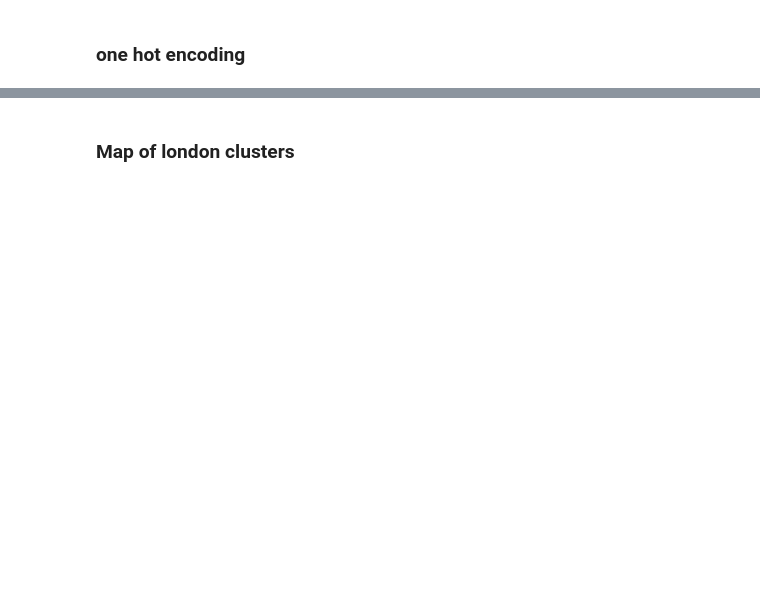
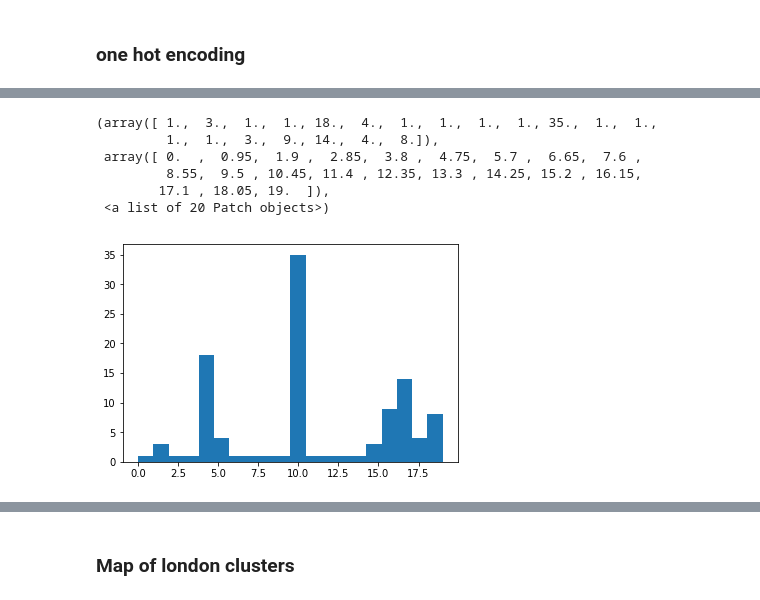
Before and after one commit to syedahm/coursera_assignments, a Jupyter notebook: battle of the neighbourhoods.ipynb, the cells around one changed output, grey strips where cells are left out. Drawn from its saved outputs; the diff is of its cells as text; code cells hidden in the pictures; blank space fills up the shorter version.

```diff
--- a/battle of the neighbourhoods.ipynb
+++ b/battle of the neighbourhoods.ipynb
@@ -184,13 +382,21 @@ neighborhoods_venues_sorted
 # %%
 # set number of clusters
-kclusters = 30
+kclusters = 20
 
 london_grouped_clustering = london_grouped.drop('Postcode district', 1)
 
 # run k-means clustering
 kmeans = KMeans(n_clusters=kclusters, random_state=0).fit(london_grouped_clustering)
 
 # check cluster labels generated for each row in the dataframe
-kmeans.labels_[0:10]
+plt.hist(kmeans.labels_, bins=kclusters)
+# %% [output]
+(array([ 1.,  3.,  1.,  1., 18.,  4.,  1.,  1.,  1.,  1., 35.,  1.,  1.,
+         1.,  1.,  3.,  9., 14.,  4.,  8.]),
+ array([ 0.  ,  0.95,  1.9 ,  2.85,  3.8 ,  4.75,  5.7 ,  6.65,  7.6 ,
+         8.55,  9.5 , 10.45, 11.4 , 12.35, 13.3 , 14.25, 15.2 , 16.15,
+        17.1 , 18.05, 19.  ]),
+ <a list of 20 Patch objects>)
+[figure, added]
 # %%
 len(kmeans.labels_)
```
Also changed, not shown: parts of 44 cells of this notebook, 1 other file.
